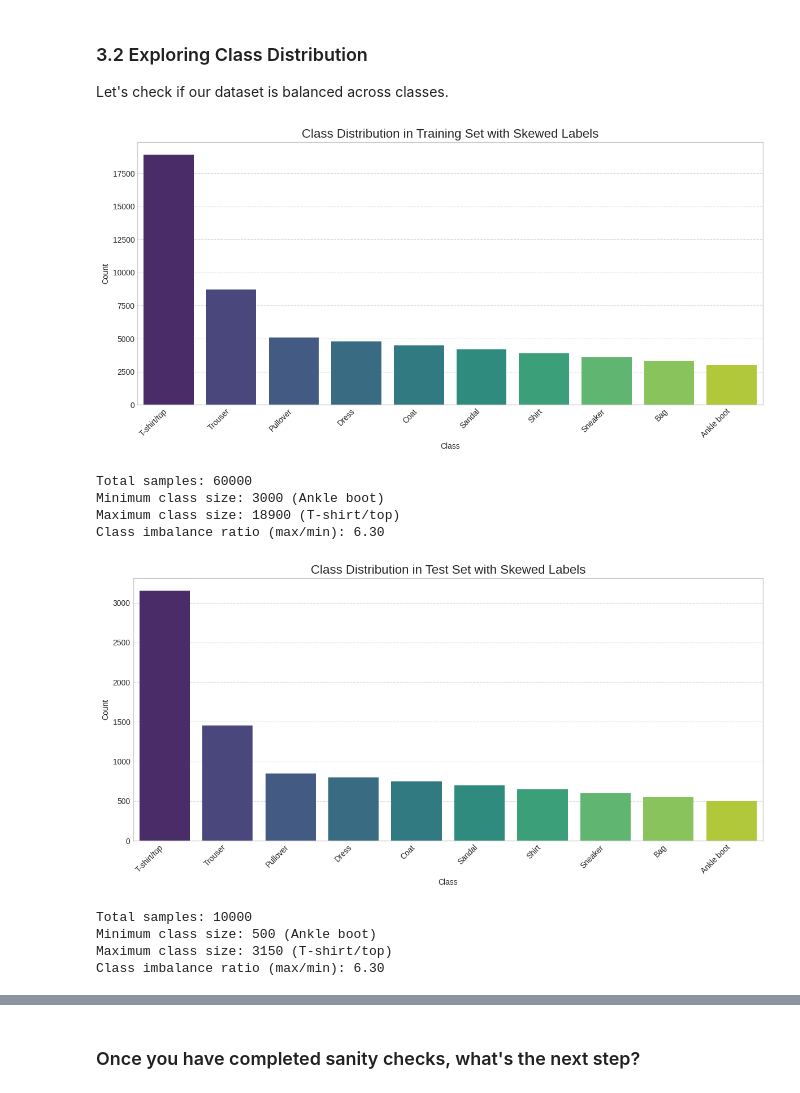
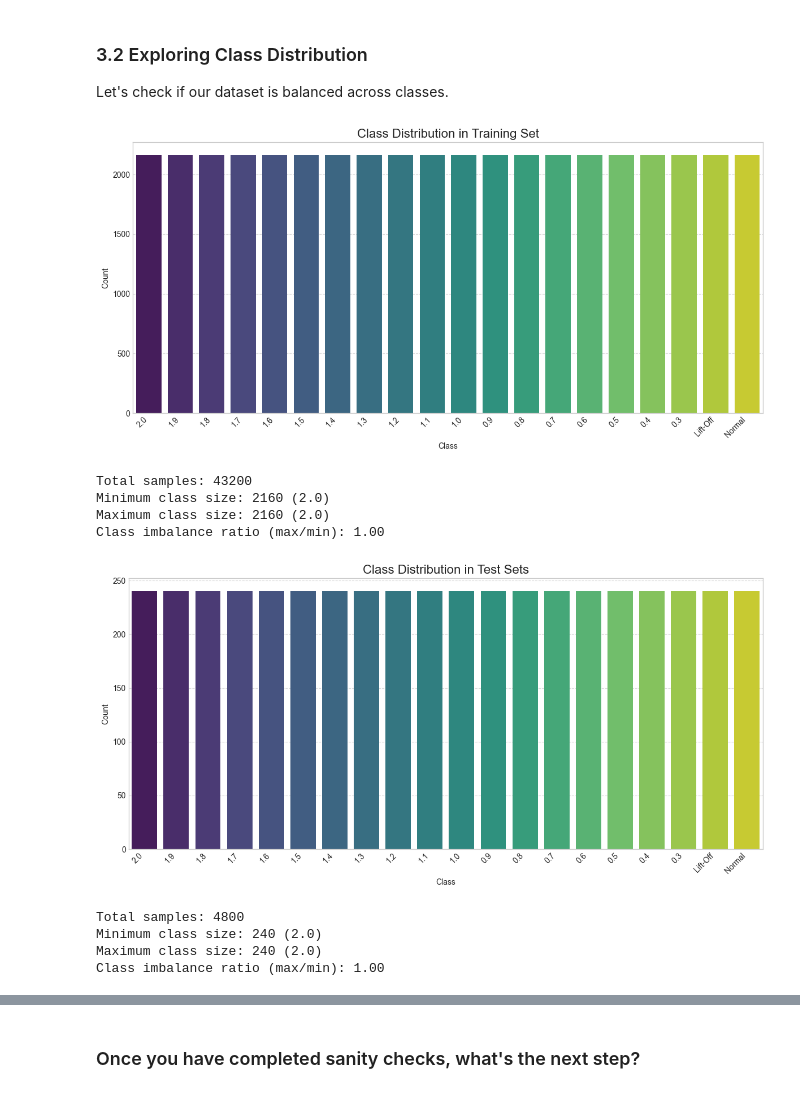
Before and after one commit to sdratch/Eng521Project, a Jupyter notebook: data_visualization_MDDECT.ipynb, the cells around one changed output, grey strips where cells are left out. Saved outputs shown, nothing was run; the diff lists cells and outputs as text; code cells hidden in the pictures.

```diff
--- a/data_visualization_MDDECT.ipynb
+++ b/data_visualization_MDDECT.ipynb
@@ -166,59 +171,18 @@ def plot_class_distribution(labels, title):
     print(f"Maximum class size: {max(counts)} ({class_names[np.argmax(counts)]})")
     print(f"Class imbalance ratio (max/min): {max(counts)/min(counts):.2f}")
 # %%
-# Create copies of the training and test sets
-y_train_incorrect = y_train.copy()
-y_test_incorrect = y_test.copy()
-
-# Define the replacement rules
-# Format: {original_label: (new_label, replacement_percentage)}
-replacement_rules = {
-    9: (0, 0.5),   # Replace 50% of 9s with 0s
-    8: (1, 0.45),  # Replace 45% of 8s with 1s
-    7: (0, 0.4),   # Replace 40% of 7s with 0s
-    6: (0, 0.35),  # Replace 35% of 6s with 0s
-    5: (0, 0.3),   # Replace 30% of 5s with 0s
-    4: (0, 0.25),  # Replace 25% of 4s with 0s
-    3: (0, 0.2),   # Replace 20% of 3s with 0s
-    2: (0, 0.15)   # Replace 15% of 2s with 0s
-    # Keep 1s and 0s unchanged
-}
-
-# Apply replacements to training set
-for original_label, (new_label, percentage) in replacement_rules.items():
-    # Find indices where labels match the original label
-    indices = np.where(y_train == original_label)[0]
-
-    # Calculate how many labels to replace
-    num_to_replace = int(len(indices) * percentage)
-
-    # Randomly select indices to replace
-    if num_to_replace > 0:
-        replace_indices = np.random.choice(indices, size=num_to_replace, replace=False)
-
-        # Replace selected indices with new label
-        y_train_incorrect[replace_indices] = new_label
-
-# Apply the same replacements to test set
-for original_label, (new_label, percentage) in replacement_rules.items():
-    indices = np.where(y_test == original_label)[0]
-    num_to_replace = int(len(indices) * percentage)
-
-    if num_to_replace > 0:
-        replace_indices = np.random.choice(indices, size=num_to_replace, replace=False)
-        y_test_incorrect[replace_indices] = new_label
 
 # Plot class distribution for training and test sets
-plot_class_distribution(y_train_incorrect, "Class Distribution in Training Set with Skewed Labels")
-plot_class_distribution(y_test_incorrect, "Class Distribution in Test Set with Skewed Labels")
+plot_class_distribution(y_train, "Class Distribution in Training Set")
+plot_class_distribution(y_test, "Class Distribution in Test Sets")
 # %% [output]
-[figure, old version]
+[figure, new version]
-Total samples: 60000
-Minimum class size: 3000 (Ankle boot)
-Maximum class size: 18900 (T-shirt/top)
-Class imbalance ratio (max/min): 6.30
+Total samples: 43200
+Minimum class size: 2160 (2.0)
+Maximum class size: 2160 (2.0)
+Class imbalance ratio (max/min): 1.00
-[figure, old version]
+[figure, new version]
-Total samples: 10000
-Minimum class size: 500 (Ankle boot)
-Maximum class size: 3150 (T-shirt/top)
-Class imbalance ratio (max/min): 6.30
+Total samples: 4800
+Minimum class size: 240 (2.0)
+Maximum class size: 240 (2.0)
+Class imbalance ratio (max/min): 1.00
```
Also changed, not shown: parts of 21 cells of this notebook.
